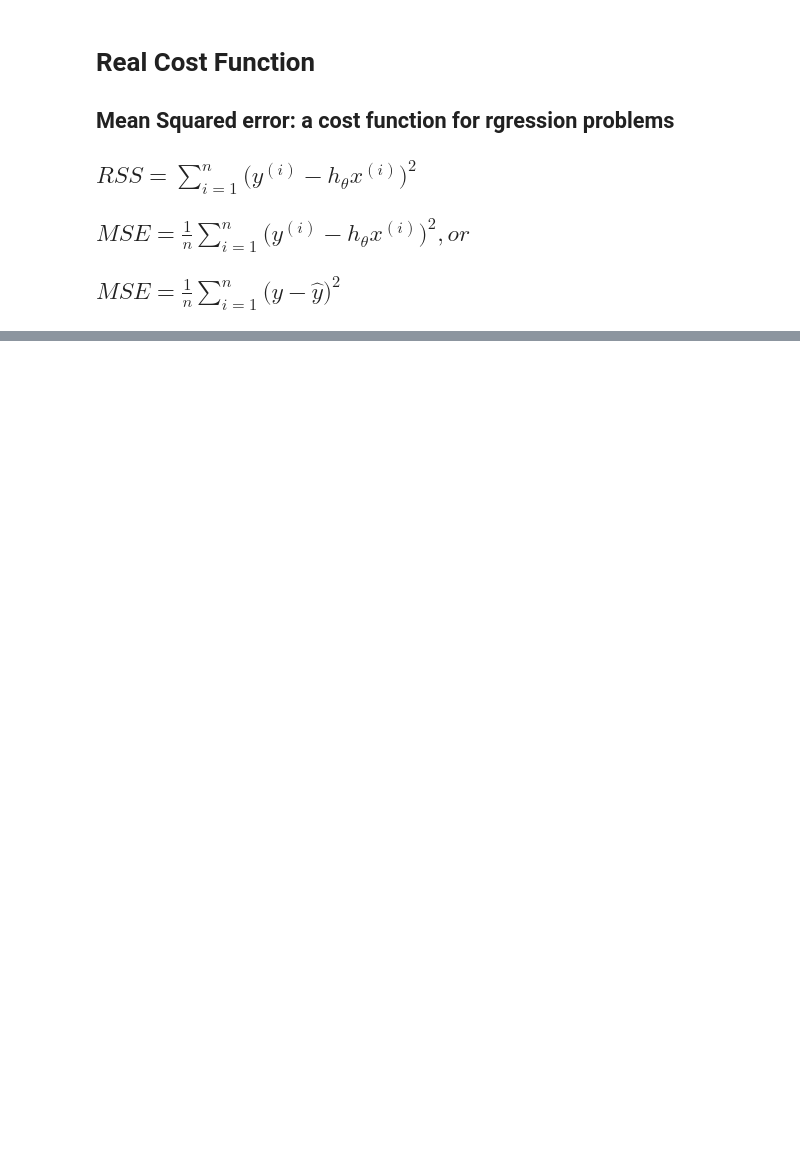
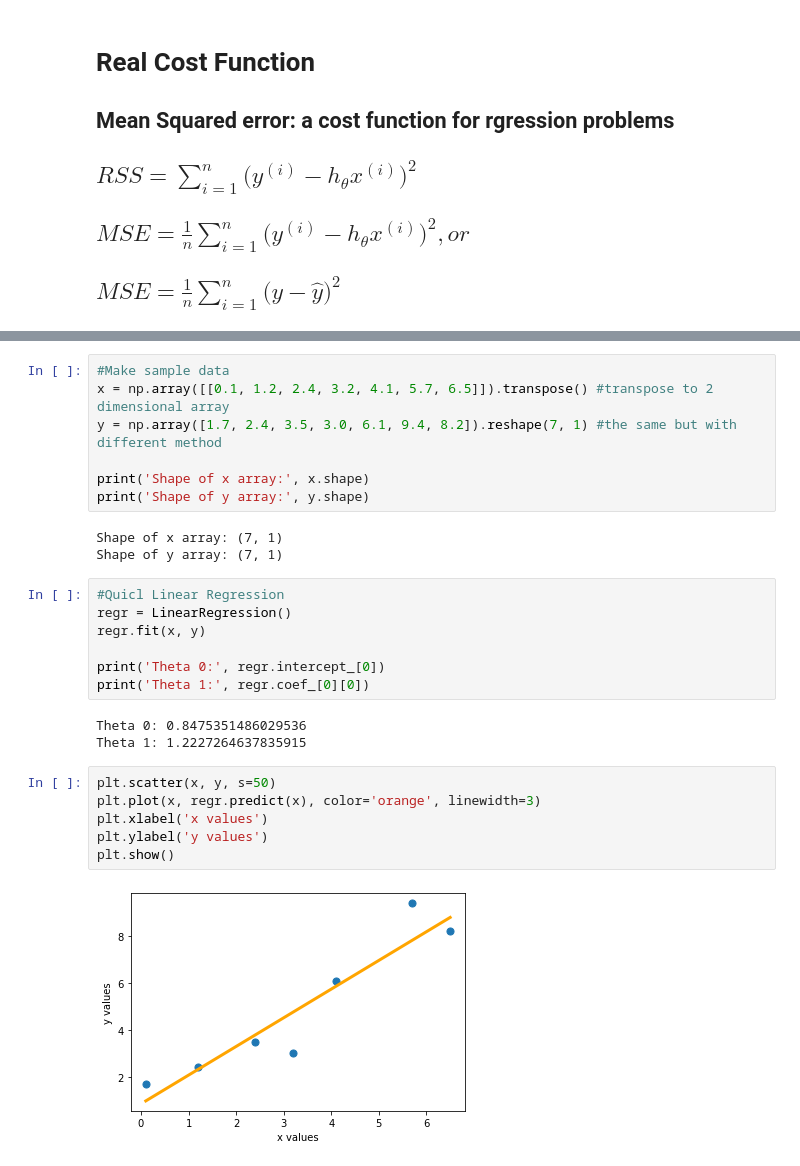
Before and after one commit to BeckMarquez/DataScience, a Jupyter notebook: Real Cost Function/Real Cost Function.ipynb, the cells around one changed output, grey strips where cells are left out. Drawn from its saved outputs; the diff is of its cells as text; blank space fills up the shorter version.

```diff
--- a/Real Cost Function/Real Cost Function.ipynb
+++ b/Real Cost Function/Real Cost Function.ipynb
@@ -7,0 +21,28 @@
+# %%
+#Make sample data
+x = np.array([[0.1, 1.2, 2.4, 3.2, 4.1, 5.7, 6.5]]).transpose() #transpose to 2 dimensional array
+y = np.array([1.7, 2.4, 3.5, 3.0, 6.1, 9.4, 8.2]).reshape(7, 1) #the same but with different method
+
+print('Shape of x array:', x.shape)
+print('Shape of y array:', y.shape)
+# %% [output]
+Shape of x array: (7, 1)
+Shape of y array: (7, 1)
+# %%
+#Quicl Linear Regression
+regr = LinearRegression()
+regr.fit(x, y)
+
+print('Theta 0:', regr.intercept_[0])
+print('Theta 1:', regr.coef_[0][0])
+# %% [output]
+Theta 0: 0.8475351486029536
+Theta 1: 1.2227264637835915
+# %%
+plt.scatter(x, y, s=50)
+plt.plot(x, regr.predict(x), color='orange', linewidth=3)
+plt.xlabel('x values')
+plt.ylabel('y values')
+plt.show()
+# %% [output]
+[figure, added]
```
Also changed, not shown: parts of 18 cells of this notebook.
